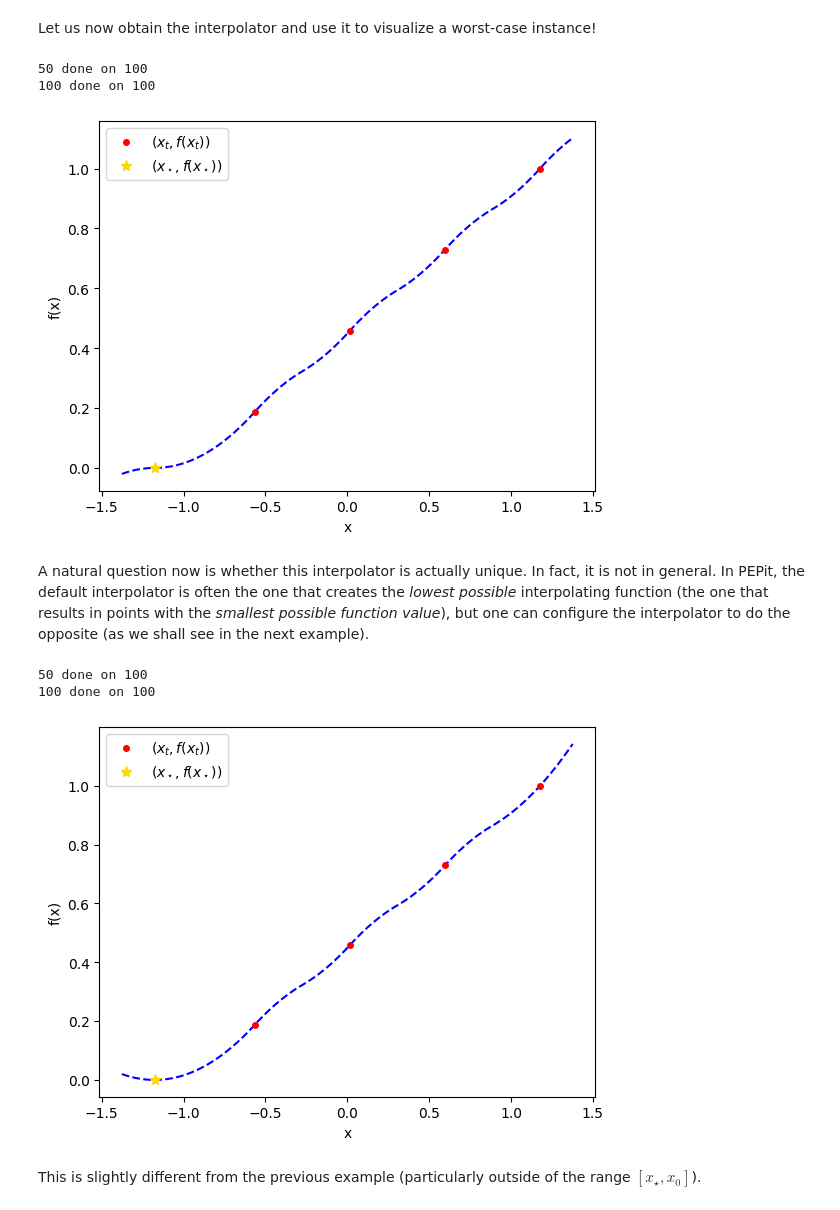
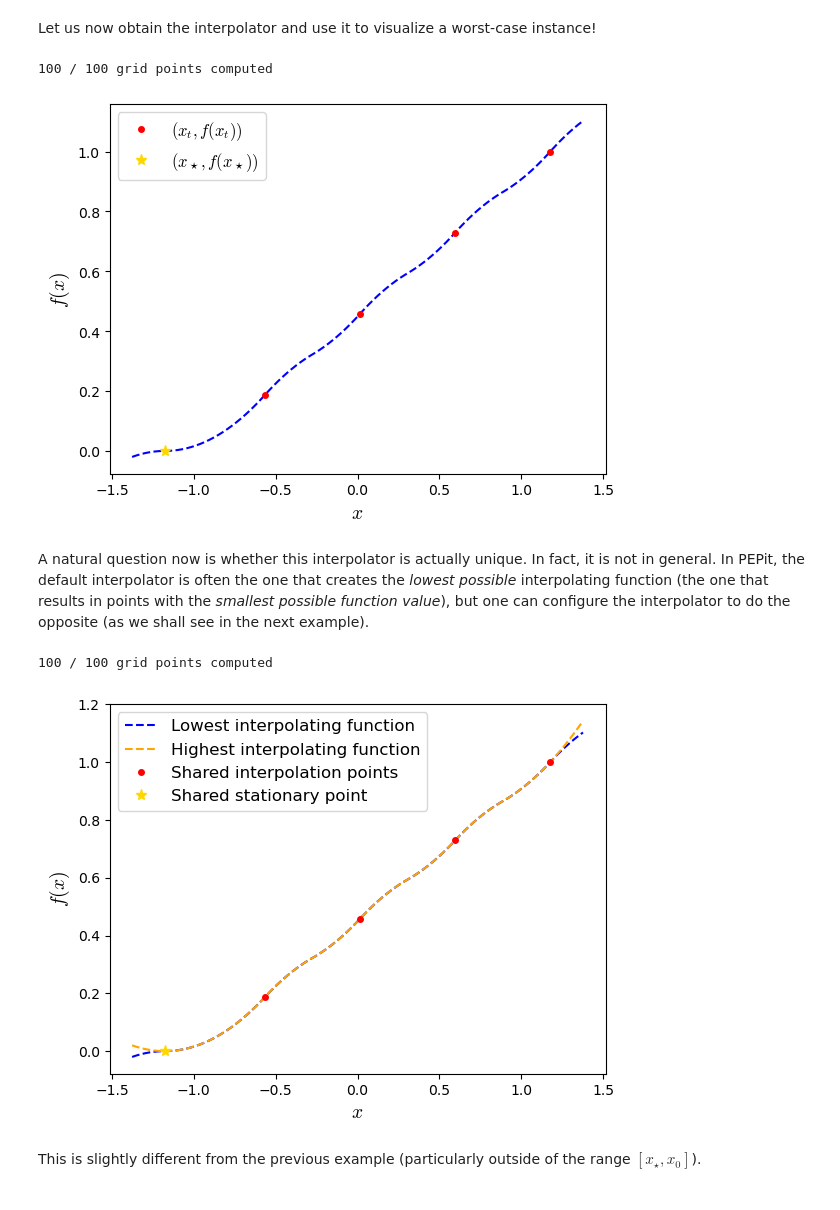
Before and after one commit to PerformanceEstimation/PEPit, a Jupyter notebook: ressources/demo/PEPit_demo_extract_worst_case_examples.ipynb, the cells around one changed output. Cells and saved outputs as stored; diff of their text form; code cells hidden in the pictures.

```diff
--- a/ressources/demo/PEPit_demo_extract_worst_case_examples.ipynb
+++ b/ressources/demo/PEPit_demo_extract_worst_case_examples.ipynb
@@ -174,6 +181,5 @@ x_test = np.linspace(x_min,x_max,nb_pts_grid)
 fx_test = np.zeros(x_test.shape)
 for i in range(len(x_test)):
     fx_test[i] = feval(np.array([x_test[i]]))
-    if (i+1) % 50 == 0:
-        print('{} done on {}'.format((i+1),len(x_test)))
+    print(f'{i + 1} / {len(x_test)} grid points computed', end='\r', flush=True)
 # %% [output]
@@ -412,19 +417,5 @@ y_test = np.linspace(y_min-margin,y_max+margin,nb_pts_grid)
 fy_test = np.zeros(y_test.shape)
 for i in range(len(y_test)):
     fy_test[i] = feval(np.array([y_test[i]]))
-    if (i+1) % 50 == 0:
-        print('{} done on {}'.format((i+1),len(y_test)))
-
-
-# Create a grid of points where an interpolating function for h() should be computed:
-nb_pts_grid = 50
-x_min = np.min([np.min(x_list_evaluated),xs_evaluated])
-x_max = np.max([np.max(x_list_evaluated),xs_evaluated])
-x_test = np.linspace(x_min-margin,x_max+margin,nb_pts_grid)
-
-hx_test = np.zeros(x_test.shape)
-for i in range(len(x_test)):
-    hx_test[i] = heval(np.array([x_test[i]]))
-    if (i+1) % 50 == 0:
-        print('{} done on {}'.format((i+1),len(x_test)))
+    print(f'{i + 1} / {len(y_test)} grid points computed', end='\r', flush=True)
 # %% [output]
@@ -593,24 +596,22 @@ fx_test = np.zeros(x_test.shape)
 # Interpolate on the grid!
 for i in range(len(x_test)):
     fx_test[i] = feval(np.array([x_test[i]]))
-    if (i+1) % 50 == 0:
-        print('{} done on {}'.format(i+1,len(x_test)))
+    print(f'{i + 1} / {len(x_test)} grid points computed', end='\r', flush=True)
 # %% [output]
-50 done on 100
-100 done on 100
+100 / 100 grid points computed
 # %%
 plt.plot(x_test, fx_test, '--', color='blue')
-plt.plot(x_list_evaluated, f_list_evaluated, marker='.', color='red',  linestyle='none', markersize=8, label='$(x_t,f(x_t))$')
-plt.plot(xs_evaluated, fs_evaluated, marker='*', color='gold', linestyle='none', markersize=8, label='$(x_\star,f(x_\star))$')
+plt.plot(x_list_evaluated, f_list_evaluated, marker='.', color='red',  linestyle='none', markersize=8, label=r'$(x_t,f(x_t))$')
+plt.plot(xs_evaluated, fs_evaluated, marker='*', color='gold', linestyle='none', markersize=8, label=r'$(x_\star,f(x_\star))$')
 
 
 plt.legend()
-plt.xlabel('x')
-plt.ylabel('f(x)')
+plt.xlabel('$x$')
+plt.ylabel('$f(x)$')
 
 plt.show()
 # %% [output]
-[figure, old version]
+[figure, new version]
 # %% [markdown]
 A natural question now is whether this interpolator is actually unique. In fact, it is not in general. In PEPit, the default interpolator is often the one that creates the *lowest possible* interpolating function (the one that results in points with the *smallest possible function value*), but one can configure the interpolator to do the opposite (as we shall see in the next example).
 # %%
@@ -630,24 +631,26 @@ fx_test = np.zeros(x_test.shape)
 # Interpolate on the grid!
 for i in range(len(x_test)):
     fx_test[i] = feval(np.array([x_test[i]]))
-    if (i+1) % 50 == 0:
-        print('{} done on {}'.format(i+1,len(x_test)))
+    print(f'{i + 1} / {len(x_test)} grid points computed', end='\r', flush=True)
 # %% [output]
-50 done on 100
-100 done on 100
+100 / 100 grid points computed
 # %%
-plt.plot(x_test, fx_test, '--', color='blue')
-plt.plot(x_list_evaluated, f_list_evaluated, marker='.', color='red',  linestyle='none', markersize=8, label='$(x_t,f(x_t))$')
-plt.plot(xs_evaluated, fs_evaluated, marker='*', color='gold', linestyle='none', markersize=8, label='$(x_\star,f(x_\star))$')
+feval_lowest = f.get_interpolator()
+fx_test_lowest = np.array([feval_lowest(np.array([x])) for x in x_test])
+
+plt.plot(x_test, fx_test_lowest, '--', color='blue', label='Lowest interpolating function')
+plt.plot(x_test, fx_test, '--', color='orange', label='Highest interpolating function')
+plt.plot(x_list_evaluated, f_list_evaluated, marker='.', color='red',  linestyle='none', markersize=8, label='Shared interpolation points')
+plt.plot(xs_evaluated, fs_evaluated, marker='*', color='gold', linestyle='none', markersize=8, label='Shared stationary point')
 
 
 plt.legend()
-plt.xlabel('x')
-plt.ylabel('f(x)')
+plt.xlabel('$x$')
+plt.ylabel('$f(x)$')
 
 plt.show()
 # %% [output]
-[figure, old version]
+[figure, new version]
 # %% [markdown]
 This is slightly different from the previous example (particularly outside of the range $[x_\star,x_0]$).
 # %% [markdown]
```
Also changed, not shown: parts of 19 cells of this notebook.
